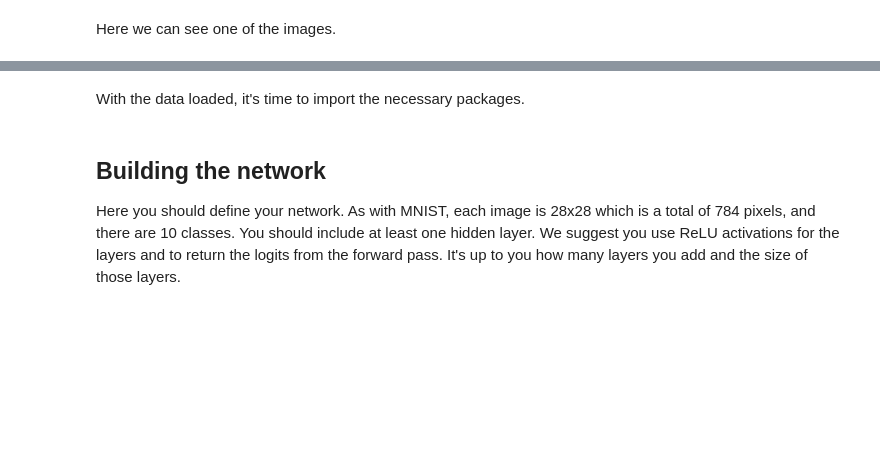
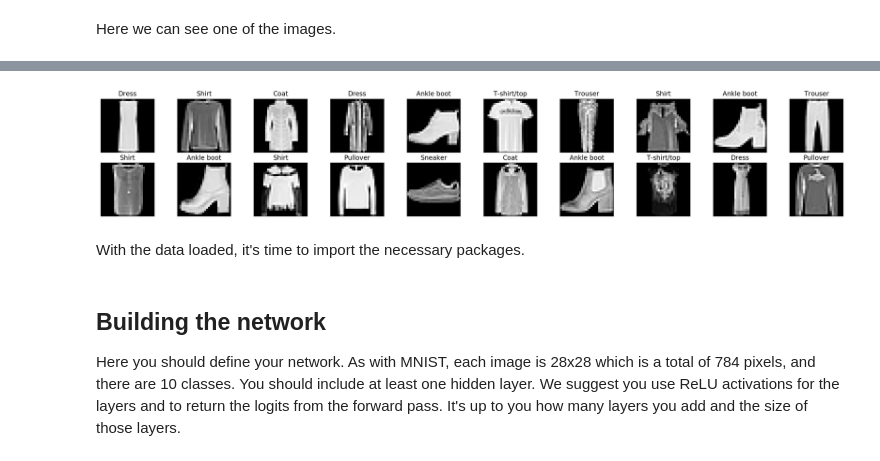
Before and after one commit to Quan-y/AIPND, a Jupyter notebook: P4/4.5_pytorch/Part 4 - Fashion-MNIST Exercise.ipynb, the cells around one changed output, grey strips where cells are left out. Cells and saved outputs as stored; diff of their text form; code cells hidden in the pictures; blank space fills up the shorter version.

```diff
--- a/P4/4.5_pytorch/Part 4 - Fashion-MNIST Exercise.ipynb
+++ b/P4/4.5_pytorch/Part 4 - Fashion-MNIST Exercise.ipynb
@@ -31,3 +33,25 @@ helper.imshow(image[0,:]);
+# %%
+import numpy as np
+import matplotlib.pyplot as plt
+
+%matplotlib inline
+
+classes = ['T-shirt/top', 'Trouser', 'Pullover', 'Dress', 'Coat',
+           'Sandal', 'Shirt', 'Sneaker', 'Bag', 'Ankle boot']
+batch_size = 20
+# obtain one batch of training images
+dataiter = iter(trainloader)
+images, labels = dataiter.next()
+images = images.numpy()
+
+# plot the images in the batch, along with the corresponding labels
+fig = plt.figure(figsize=(25, 4))
+for idx in np.arange(batch_size):
+    ax = fig.add_subplot(2, batch_size/2, idx+1, xticks=[], yticks=[])
+    ax.imshow(np.squeeze(images[idx]), cmap='gray')
+    ax.set_title(classes[labels[idx]])
+# %% [output]
+[figure, added]
 # %% [markdown]
 With the data loaded, it's time to import the necessary packages.
 # %%
```
Also changed, not shown: parts of 8 cells of this notebook, 18 other files.
